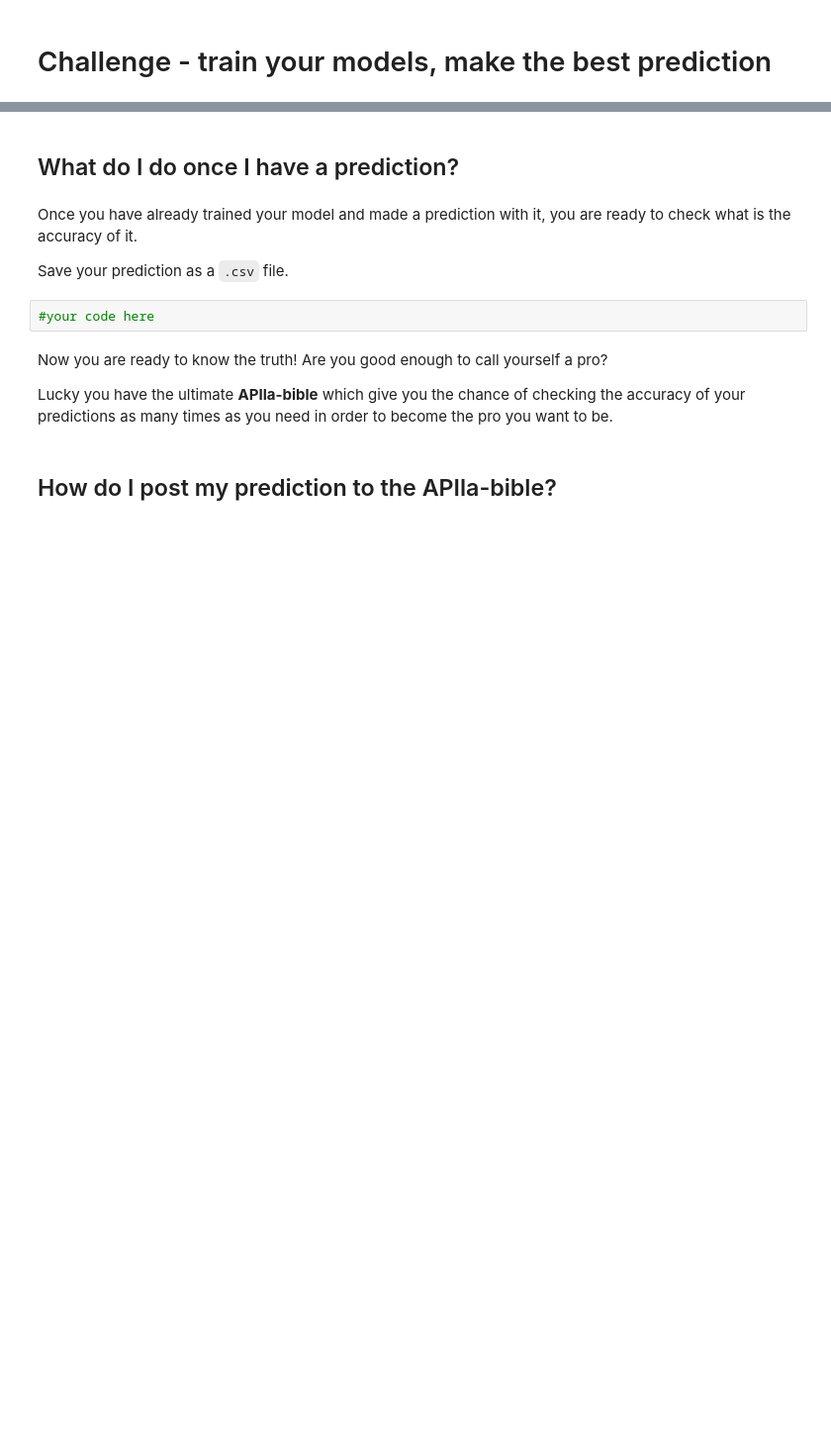
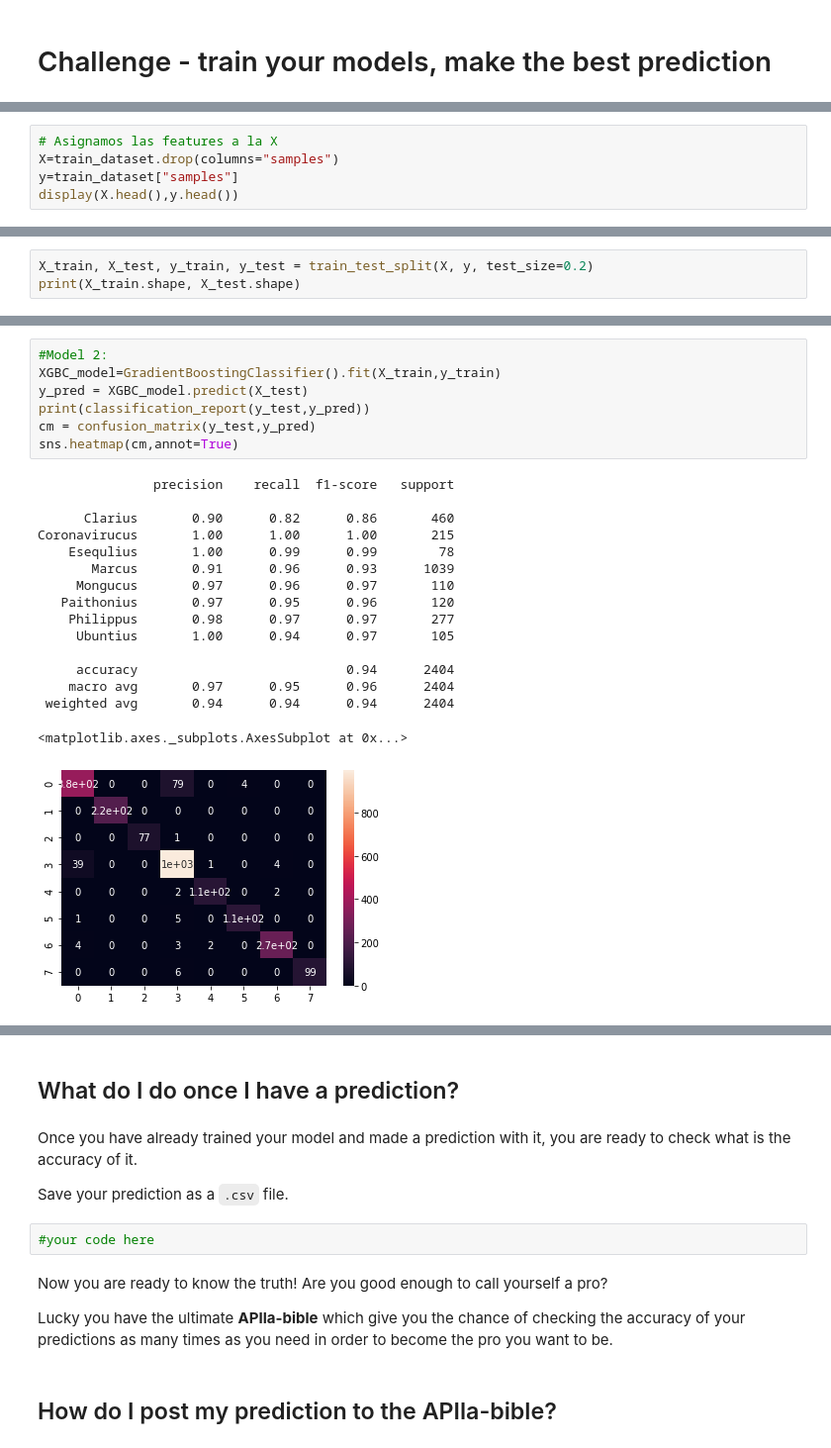
Before and after one commit to Clapiniella/lab-avila-bible, a Jupyter notebook: your-code/main.ipynb, the cells around one changed output, grey strips where cells are left out. Shown: that part at 99% size. Saved outputs shown, nothing was run; the diff lists cells and outputs as text; blank space fills up the shorter version.

```diff
--- a/your-code/main.ipynb
+++ b/your-code/main.ipynb
@@ -86,0 +194,5 @@ sample_submission.head()
+# %%
+# Asignamos las features a la X
+X=train_dataset.drop(columns="samples")
+y=train_dataset["samples"]
+display(X.head(),y.head())
@@ -86,0 +212,3 @@ sample_submission.head()
+# %%
+X_train, X_test, y_train, y_test = train_test_split(X, y, test_size=0.2)
+print(X_train.shape, X_test.shape)
@@ -86,0 +244,24 @@ sample_submission.head()
+# %%
+#Model 2:
+XGBC_model=GradientBoostingClassifier().fit(X_train,y_train)
+y_pred = XGBC_model.predict(X_test)
+print(classification_report(y_test,y_pred))
+cm = confusion_matrix(y_test,y_pred)
+sns.heatmap(cm,annot=True)
+# %% [output]
+               precision    recall  f1-score   support
+
+      Clarius       0.90      0.82      0.86       460
+Coronavirucus       1.00      1.00      1.00       215
+    Esequlius       1.00      0.99      0.99        78
+       Marcus       0.91      0.96      0.93      1039
+     Mongucus       0.97      0.96      0.97       110
+   Paithonius       0.97      0.95      0.96       120
+    Philippus       0.98      0.97      0.97       277
+     Ubuntius       1.00      0.94      0.97       105
+
+     accuracy                           0.94      2404
+    macro avg       0.97      0.95      0.96      2404
+ weighted avg       0.94      0.94      0.94      2404
+<matplotlib.axes._subplots.AxesSubplot at 0x...>
+[figure, added]
```
Also changed, not shown: parts of 42 cells of this notebook.
